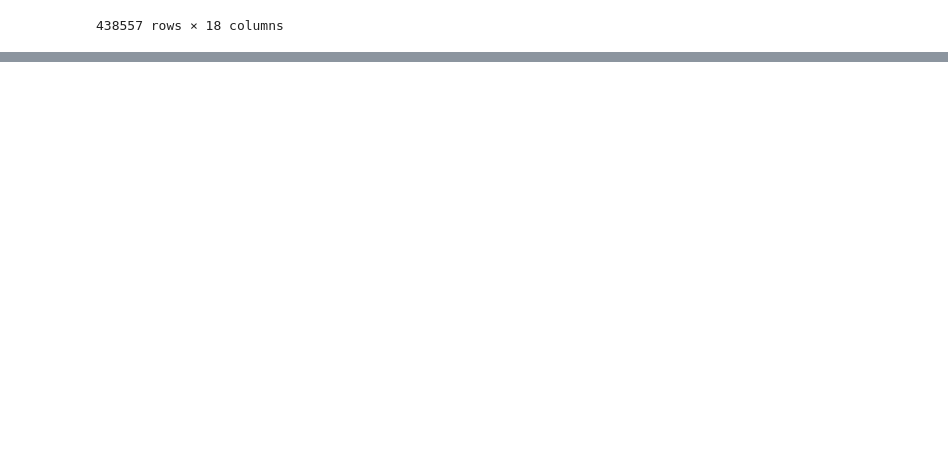
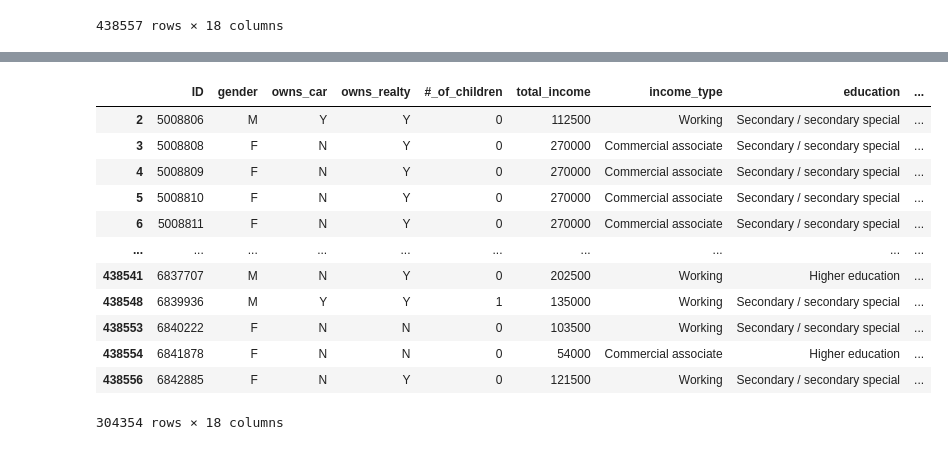
Before and after one commit to JodeeHarris/Group-5-Project-4, a Jupyter notebook: Untitled.ipynb, the cells around one changed output, grey strips where cells are left out. Saved outputs shown, nothing was run; the diff lists cells and outputs as text; code cells hidden in the pictures; blank space fills up the shorter version.

```diff
--- a/Untitled.ipynb
+++ b/Untitled.ipynb
@@ -75,0 +141,4 @@ df_application_rec
+# %%
+#Find the Years Employed for each ID
+df_application_rec["years_employed"]= abs(round(df_application_rec["DAYS_EMPLOYED"]*.0027397260273973))
+df_application_rec
@@ -75,0 +159,4 @@ df_application_rec
+# %%
+#Drop Nan Values
+df_application_rec = df_application_rec.dropna()
+df_application_rec
@@ -75,0 +201,40 @@ df_application_rec
+# %%
+#cleaning dateframe
+df_application_rec = df_application_rec.rename(columns={
+ 'CODE_GENDER':'gender',
+ 'FLAG_OWN_CAR':'owns_car',
+ 'FLAG_OWN_REALTY':"owns_realty",
+ 'CNT_CHILDREN':"#_of_children",
+ 'AMT_INCOME_TOTAL':'total_income',
+ 'NAME_INCOME_TYPE':"income_type",
+ 'NAME_EDUCATION_TYPE':"education",
+ 'NAME_FAMILY_STATUS':"family_status",
+ 'NAME_HOUSING_TYPE':"housing_type",
+ 'FLAG_MOBIL':'mobile_cellphone?',
+ 'FLAG_WORK_PHONE':'work_phone?',
+ 'FLAG_PHONE':'home_phone?',
+ 'FLAG_EMAIL':'email?',
+ 'OCCUPATION_TYPE':'occupation',
+ 'CNT_FAM_MEMBERS':'#_of_family_members'})
+df_application_rec = df_application_rec.drop(columns=['DAYS_BIRTH', 'DAYS_EMPLOYED'])
+convert_dict = {'age': int,
+                'total_income':int,
+                'years_employed': int,
+                 '#_of_family_members': int
+                }
+df_application_rec = df_application_rec.astype(convert_dict)
+df_application_rec
+# %% [output]
+|  | ID | gender | owns_car | owns_realty | #_of_children | total_income | income_type | education | ... |
+| 2 | 5008806 | M | Y | Y | 0 | 112500 | Working | Secondary / secondary special | ... |
+| 3 | 5008808 | F | N | Y | 0 | 270000 | Commercial associate | Secondary / secondary special | ... |
+| 4 | 5008809 | F | N | Y | 0 | 270000 | Commercial associate | Secondary / secondary special | ... |
+| 5 | 5008810 | F | N | Y | 0 | 270000 | Commercial associate | Secondary / secondary special | ... |
+| 6 | 5008811 | F | N | Y | 0 | 270000 | Commercial associate | Secondary / secondary special | ... |
+| ... | ... | ... | ... | ... | ... | ... | ... | ... | ... |
+| 438541 | 6837707 | M | N | Y | 0 | 202500 | Working | Higher education | ... |
+| 438548 | 6839936 | M | Y | Y | 1 | 135000 | Working | Secondary / secondary special | ... |
+| 438553 | 6840222 | F | N | N | 0 | 103500 | Working | Secondary / secondary special | ... |
+| 438554 | 6841878 | F | N | N | 0 | 54000 | Commercial associate | Higher education | ... |
+| 438556 | 6842885 | F | N | Y | 0 | 121500 | Working | Secondary / secondary special | ... |
+304354 rows × 18 columns
```
Also changed, not shown: parts of 40 cells of this notebook, 15 other files.
